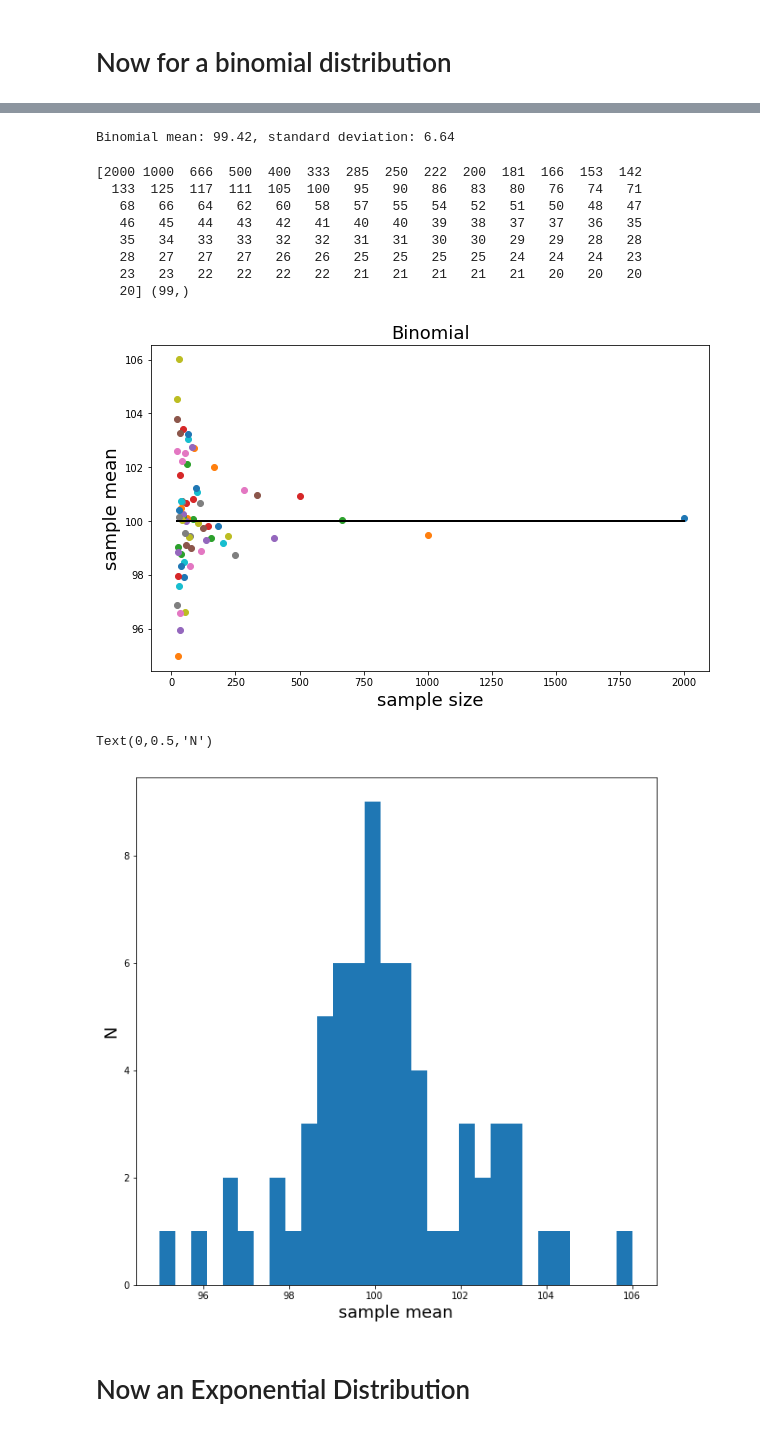
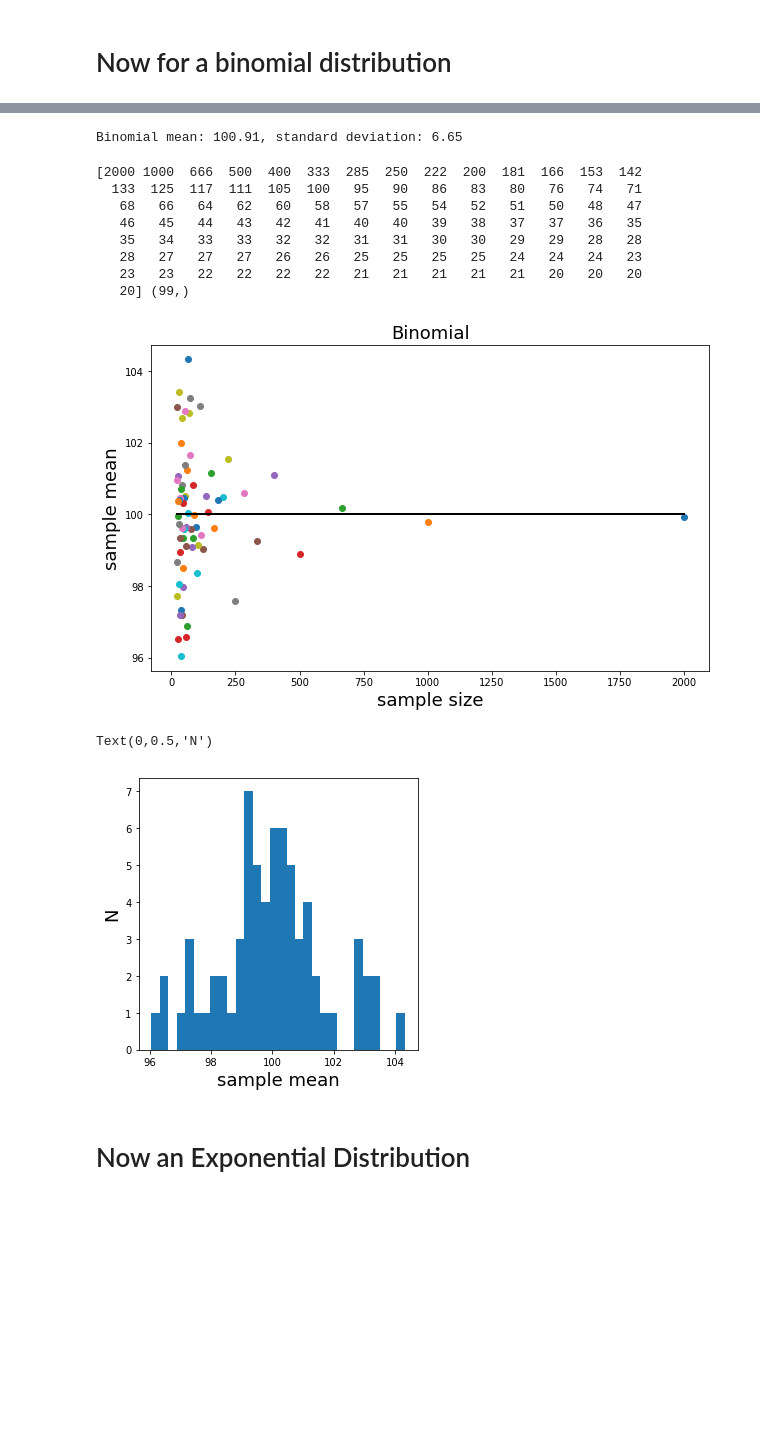
Before and after one commit to katievoo/PUI2018_kv871, a Jupyter notebook: HW4_kv871/Assignment1.ipynb, the cells around one changed output, grey strips where cells are left out. Saved outputs shown, nothing was run; the diff lists cells and outputs as text; code cells hidden in the pictures; blank space fills up the shorter version.

```diff
--- a/HW4_kv871/Assignment1.ipynb
+++ b/HW4_kv871/Assignment1.ipynb
@@ -195,6 +195,6 @@ Poisson mean: 98.57, standard deviation: 10.87
 # %%
-mysize = (2000 / (np.array(range(1, 100)))).astype(int)
+#mysize = (2000 / (np.array(range(1, 100)))).astype(int)
 #mysize = 1000 / (np.array(range(1, 100) + [10]))
-# mysize = (np.random.rand(100) * 1000).astype(int)
+mysize = (np.random.rand(100) * 1000).astype(int)
 print (mysize, mysize.shape)
 # %% [output]
@@ -211,23 +209,23 @@ print (mysize, mysize.shape)
 # the outside dictionary hosts the distributions as dictionary,
 # and each distribution dictionary contains the 100 distribution (arrays of diferent sizes)
 
-md['pois'] = {}
+md4['pois'] = {}
 
 #and do it in a for loop. not pythonic, but easily readable
 
 for n in mysize:
-    md['pois'][n] = np.random.chisquare(df, size = n)
+    md4['pois'][n] = np.random.chisquare(df, size = n)
 
 # save the means for plotting later
 
-md['pois']['means'] = {}
+md4['pois']['means'] = {}
 axchisq_mu_n = pl.figure(figsize=(10,6)).add_subplot(111)
 
-for nn in md['pois']:
+for nn in md4['pois']:
     if not type(nn) == str:
-        md['pois']['means'][nn] = md['pois'][nn].mean()
+        md4['pois']['means'][nn] = md4['pois'][nn].mean()
         #and plot it
-        axchisq_mu_n.plot(nn, md['pois']['means'][nn], 'o')
+        axchisq_mu_n.plot(nn, md4['pois']['means'][nn], 'o')
         axchisq_mu_n.set_xlabel('sample size', fontsize=18)
         axchisq_mu_n.set_ylabel('sample mean', fontsize=18)
         axchisq_mu_n.set_title('Poisson', fontsize=18)
@@ -250,12 +248,12 @@ Text(0,0.5,'N')
 distributions = ['binomial']
 mymean = 100
 # %%
-md = {}
+md5 = {}
 # md is an empty disctionary
-md['binomial'] = np.random.binomial(200,.5,100)
+md5['binomial'] = np.random.binomial(200,.5,100)
 # md now is a dictionary with one object: an array by the key 'binomial'
 #Setting n at 200 and p at .5 should get the same mean as the other distributions-100
-pl.hist(md['binomial'], bins = 30)
+pl.hist(md5['binomial'], bins = 30)
 pl.ylabel('N')
 pl.xlabel('x')
 # %% [output]
@@ -264,7 +262,7 @@ Text(0.5,0,'x')
 # %%
-print ("Binomial mean: %.2f, standard deviation: %.2f"%(md['binomial'].mean(), md['binomial'].std()))
+print ("Binomial mean: %.2f, standard deviation: %.2f"%(md5['binomial'].mean(), md5['binomial'].std()))
 # %% [output]
-Binomial mean: 99.42, standard deviation: 6.64
+Binomial mean: 100.91, standard deviation: 6.65
 # %%
 mysize = (2000 / (np.array(range(1, 100)))).astype(int)
 # mysize = 1000 / (np.array(range(1, 100) + [10]))
@@ -280,38 +278,38 @@ print (mysize, mysize.shape)
    23   23   22   22   22   22   21   21   21   21   21   20   20   20
    20] (99,)
 # %%
-md['binomial'] = {}
+md5['binomial'] = {}
 
 #and do it in a for loop. not pythonic, but easily readable
 
 for n in mysize:
-    md['binomial'][n] = np.random.chisquare(df, size = n)
+    md5['binomial'][n] = np.random.chisquare(df, size = n)
 
 # save the means for plotting later
 
-md['binomial']['means'] = {}
+md5['binomial']['means'] = {}
 axchisq_mu_n = pl.figure(figsize=(10,6)).add_subplot(111)
 
-for nn in md['binomial']:
+for nn in md5['binomial']:
     if not type(nn) == str:
-        md['binomial']['means'][nn] = md['binomial'][nn].mean()
+        md5['binomial']['means'][nn] = md5['binomial'][nn].mean()
         #and plot it
-        axchisq_mu_n.plot(nn, md['binomial']['means'][nn], 'o')
+        axchisq_mu_n.plot(nn, md5['binomial']['means'][nn], 'o')
         axchisq_mu_n.set_xlabel('sample size', fontsize=18)
         axchisq_mu_n.set_ylabel('sample mean', fontsize=18)
         axchisq_mu_n.set_title('Binomial', fontsize=18)
         axchisq_mu_n.plot([min(mysize), max(mysize)], [df, df], 'k')
 # %% [output]
-[figure, old version]
+[figure, new version]
 # %%
-allmeans = list(md['binomial']['means'].values())
+allmeans = list(md5['binomial']['means'].values())
 
-pl.figure(figsize=(10, 10))
+pl.figure(figsize=(5, 5))
 pl.hist(allmeans,bins=30)
 pl.xlabel('sample mean', fontsize = 18)
 pl.ylabel('N', fontsize = 18)
 # %% [output]
 Text(0,0.5,'N')
-[figure, old version]
+[figure, new version]
 # %% [markdown]
 # Now an Exponential Distribution
```
Also changed, not shown: parts of 25 cells of this notebook.
